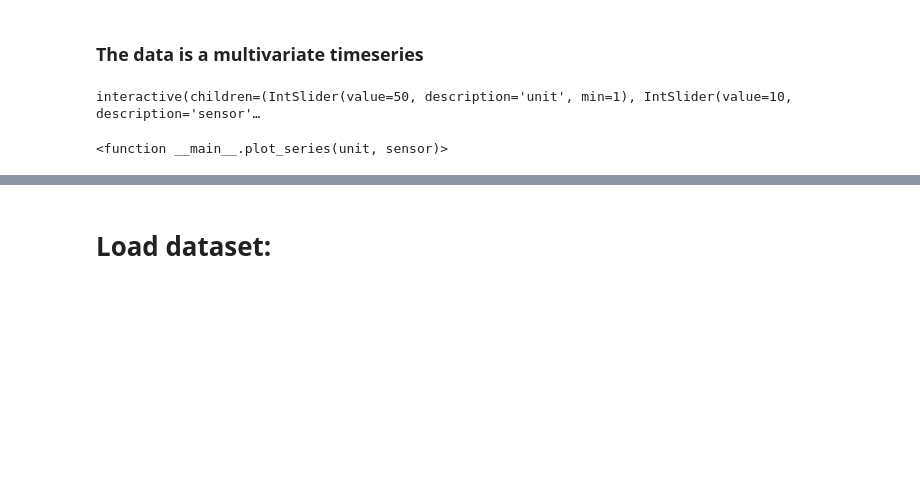
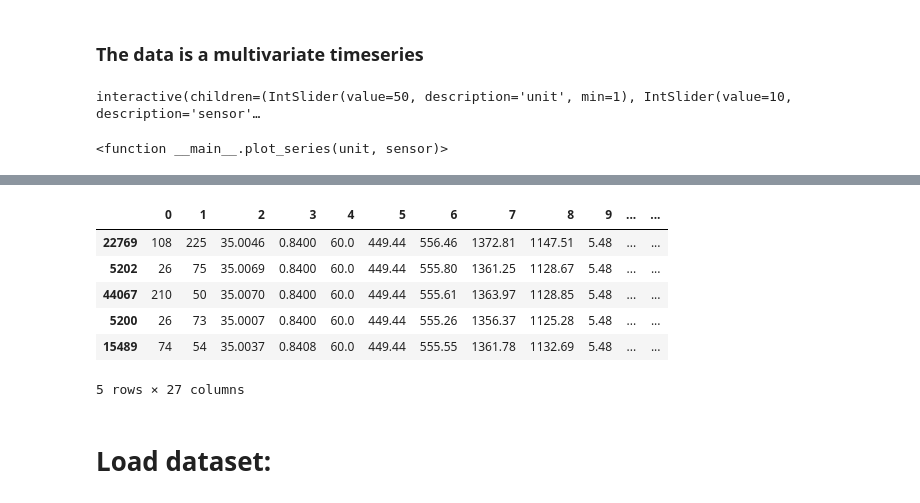
Before and after one commit to navarmn/Turbofan-Airplane-fault-prognosis, a Jupyter notebook: notebooks/0.1-navarmn-visualization_and_explorations.ipynb, the cells around one changed output, grey strips where cells are left out. Drawn from its saved outputs; the diff is of its cells as text; code cells hidden in the pictures; blank space fills up the shorter version.

```diff
--- a/notebooks/0.1-navarmn-visualization_and_explorations.ipynb
+++ b/notebooks/0.1-navarmn-visualization_and_explorations.ipynb
@@ -89,0 +105,3 @@ data[0]
+# %%
+data.insert(26, 'Operational_condition', op_cond)
+data.head()
@@ -90,2 +116,12 @@ data[0]
+# %%
+data.sort_values(by='Operational_condition').head()
+# %% [output]
+|  | 0 | 1 | 2 | 3 | 4 | 5 | 6 | 7 | 8 | 9 | ... | ... |
+| 22769 | 108 | 225 | 35.0046 | 0.8400 | 60.0 | 449.44 | 556.46 | 1372.81 | 1147.51 | 5.48 | ... | ... |
+| 5202 | 26 | 75 | 35.0069 | 0.8400 | 60.0 | 449.44 | 555.80 | 1361.25 | 1128.67 | 5.48 | ... | ... |
+| 44067 | 210 | 50 | 35.0070 | 0.8400 | 60.0 | 449.44 | 555.61 | 1363.97 | 1128.85 | 5.48 | ... | ... |
+| 5200 | 26 | 73 | 35.0007 | 0.8400 | 60.0 | 449.44 | 555.26 | 1356.37 | 1125.28 | 5.48 | ... | ... |
+| 15489 | 74 | 54 | 35.0037 | 0.8408 | 60.0 | 449.44 | 555.55 | 1361.78 | 1132.69 | 5.48 | ... | ... |
+5 rows × 27 columns
 # %% [markdown]
 # Load dataset:
```
Also changed, not shown: parts of 17 cells of this notebook, 37 other files.
